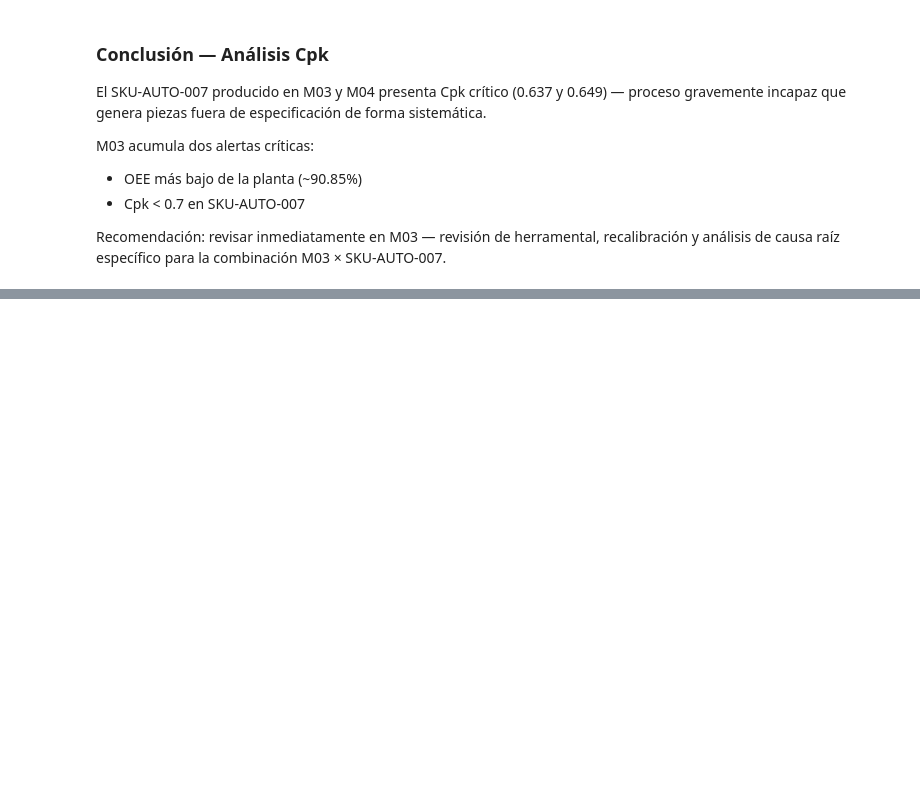
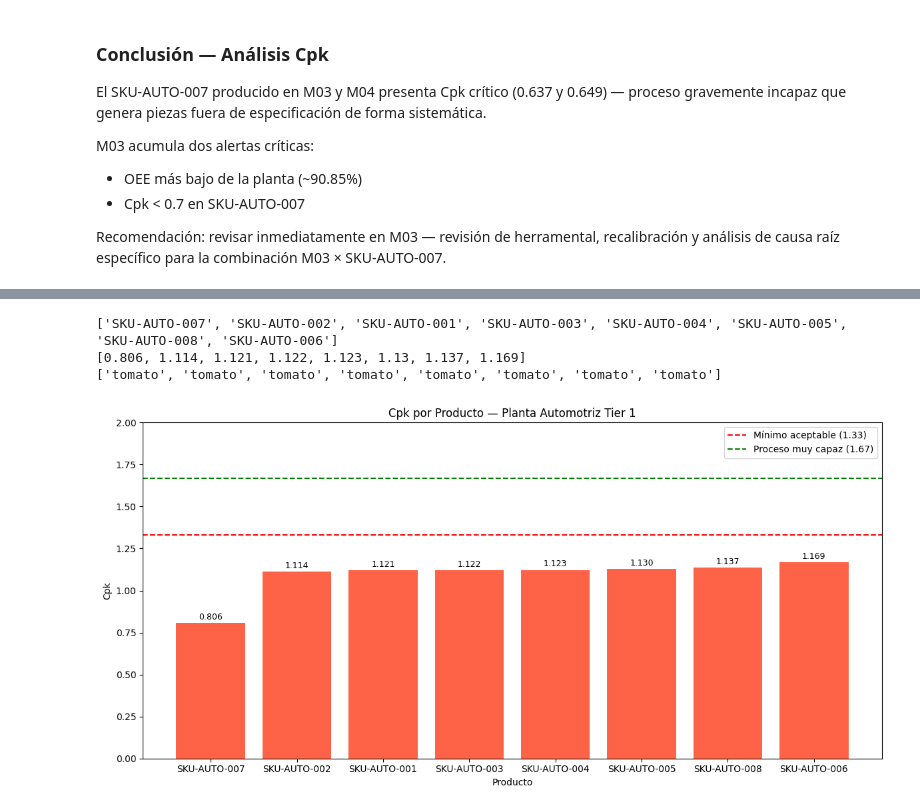
Before and after one commit to alevazto1-dev/portfolio-manufacturing-analytics, a Jupyter notebook: 01_proyecto_automotriz/notebooks/03_cpk_capacidad_proceso.ipynb, the cells around one changed output, grey strips where cells are left out. Saved outputs shown, nothing was run; the diff lists cells and outputs as text; code cells hidden in the pictures; blank space fills up the shorter version.

Commit message:
feat(automotriz): grafico Cpk por producto con benchmarks industriales

```diff
--- a/01_proyecto_automotriz/notebooks/03_cpk_capacidad_proceso.ipynb
+++ b/01_proyecto_automotriz/notebooks/03_cpk_capacidad_proceso.ipynb
@@ -94,0 +100,40 @@ para la combinación M03 × SKU-AUTO-007.
+# %%
+import matplotlib.pyplot as plt
+
+productos = cpk_por_producto['id_producto'].tolist()
+valores_cpk = cpk_por_producto['cpk'].tolist()
+
+print(productos)
+print(valores_cpk)
+colores = ['tomato' if cpk < 1.33 else 'steelblue' for cpk in valores_cpk]
+print(colores)
+# %% [output]
+['SKU-AUTO-007', 'SKU-AUTO-002', 'SKU-AUTO-001', 'SKU-AUTO-003', 'SKU-AUTO-004', 'SKU-AUTO-005', 'SKU-AUTO-008', 'SKU-AUTO-006']
+[0.806, 1.114, 1.121, 1.122, 1.123, 1.13, 1.137, 1.169]
+['tomato', 'tomato', 'tomato', 'tomato', 'tomato', 'tomato', 'tomato', 'tomato']
+# %%
+fig, ax = plt.subplots(figsize=(12, 6))
+
+ax.bar(productos, valores_cpk, color=colores)
+
+for bar, valor in zip(ax.patches, valores_cpk):
+    ax.text(
+        bar.get_x() + bar.get_width() / 2,
+        bar.get_height() + 0.02,
+        f"{valor:.3f}",
+        ha='center',
+        fontsize=9
+    )
+ax.axhline(y=1.33, color='red', linestyle='--', linewidth=1.5, label='Mínimo aceptable (1.33)')
+ax.axhline(y=1.67, color='green', linestyle='--', linewidth=1.5, label='Proceso muy capaz (1.67)')
+
+ax.set_title("Cpk por Producto — Planta Automotriz Tier 1")
+ax.set_xlabel("Producto")
+ax.set_ylabel("Cpk")
+ax.set_ylim(0, 2)
+ax.legend()
+
+plt.tight_layout()
+plt.show()
+# %% [output]
+[figure, added]
```
Also changed, not shown: parts of 1 cell of this notebook.
